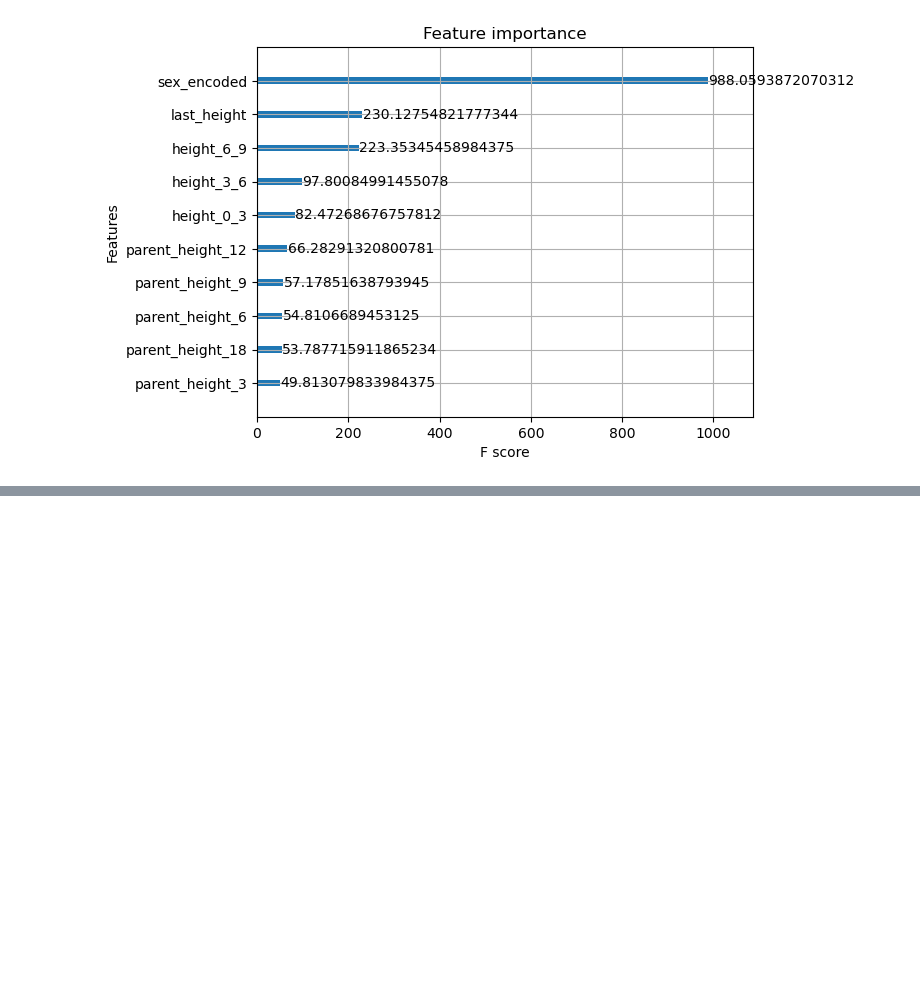
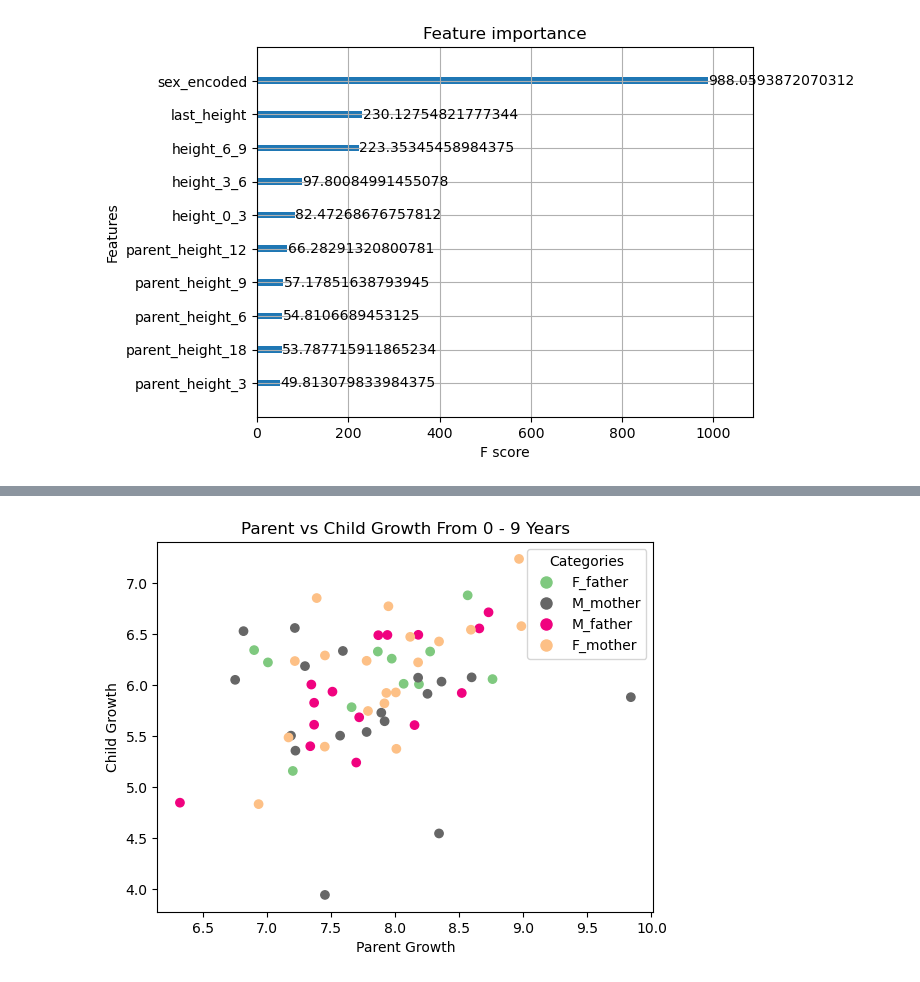
Before and after one commit to aavalose/aliens_height, a Jupyter notebook: final_notebook.ipynb, the cells around one changed output, grey strips where cells are left out. Cells and saved outputs as stored; diff of their text form; code cells hidden in the pictures; blank space fills up the shorter version.

```diff
--- a/final_notebook.ipynb
+++ b/final_notebook.ipynb
@@ -710,0 +775,19 @@ xgb.plot_importance(model, importance_type="gain", max_num_features=10)
+# %%
+growth_magnitude_0_9["child_growth_0_9"] = (
+    growth_magnitude_0_9["height_6_9"] - growth_magnitude_0_9["height_0_3"]
+) / 9
+growth_magnitude_0_9["parent_growth_0_9"] = (
+    growth_magnitude_0_9["parent_height_9"]
+    - growth_magnitude_0_9["parent_height_0"]
+) / 9
+# %%
+plotting_growth = growth_magnitude_0_9.copy()
+plotting_growth = plotting_growth[plotting_growth["parent_height_12"] != -1]
+
+plotting_growth.loc[:, "combined"] = (
+    plotting_growth["sex"] + "_" + plotting_growth["parent_sex"]
+)
+plotting_growth["combined_code"] = pd.Categorical(
+    plotting_growth["combined"]
+).codes
+plotting_growth
@@ -710,0 +808,42 @@ xgb.plot_importance(model, importance_type="gain", max_num_features=10)
+# %%
+cmap = plt.get_cmap("Accent")
+
+unique_combinations = plotting_growth["combined"].unique()
+unique_codes = plotting_growth["combined_code"].unique()
+
+# Normalize the codes to match how `scatter()` applies colormap
+norm = plt.Normalize(vmin=min(unique_codes), vmax=max(unique_codes))
+
+# Create a mapping from category codes to colors used in scatter
+color_mapping = {code: cmap(norm(code)) for code in unique_codes}
+
+scatter = plt.scatter(
+    plotting_growth["parent_growth_0_9"],
+    plotting_growth["child_growth_0_9"],
+    c=plotting_growth["combined_code"],
+    cmap=cmap,
+    norm=norm,  # Ensure consistent color normalization
+)
+
+plt.title("Parent vs Child Growth From 0 - 9 Years")
+plt.xlabel("Parent Growth")
+plt.ylabel("Child Growth")
+
+# Create legend handles using the **exact** colors from scatter
+handles = [
+    Line2D(
+        [0],
+        [0],
+        marker="o",
+        color="w",
+        markerfacecolor=color_mapping[code],
+        markersize=10,
+    )
+    for code in unique_codes
+]
+
+# Add legend with correct colors
+plt.legend(handles, unique_combinations, title="Categories", loc="best")
+plt.show()
+# %% [output]
+[figure, added]
```
Also changed, not shown: parts of 10 cells of this notebook.
